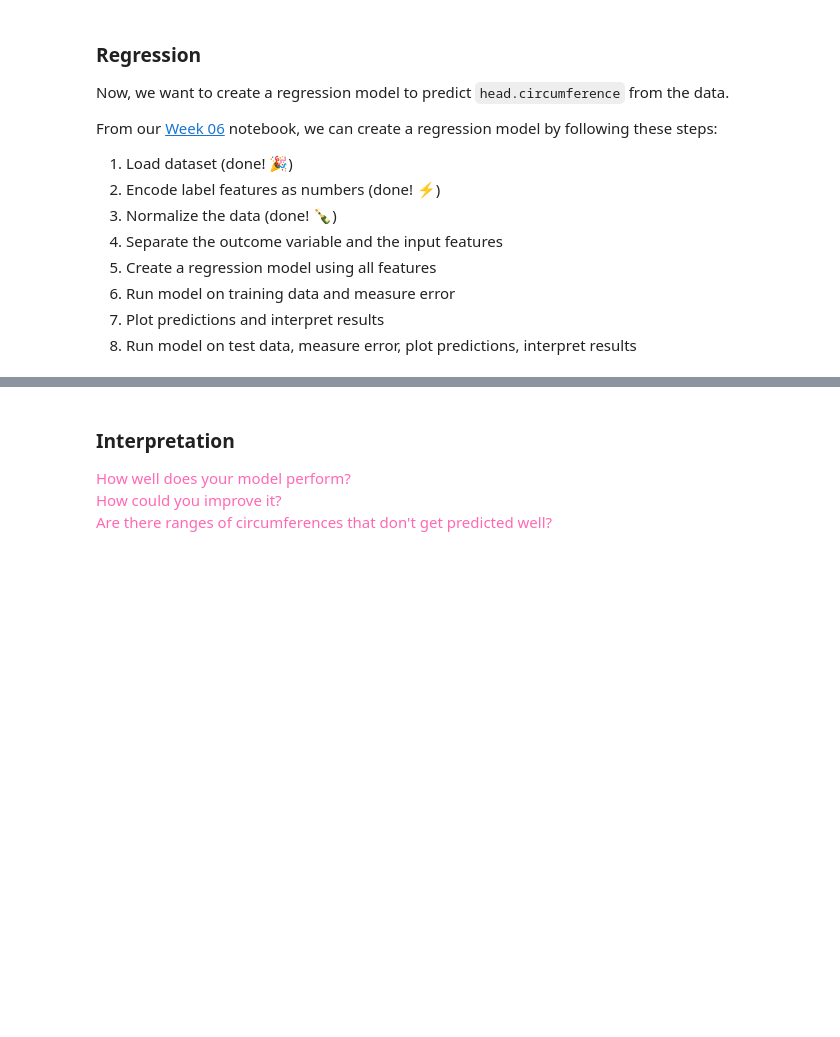
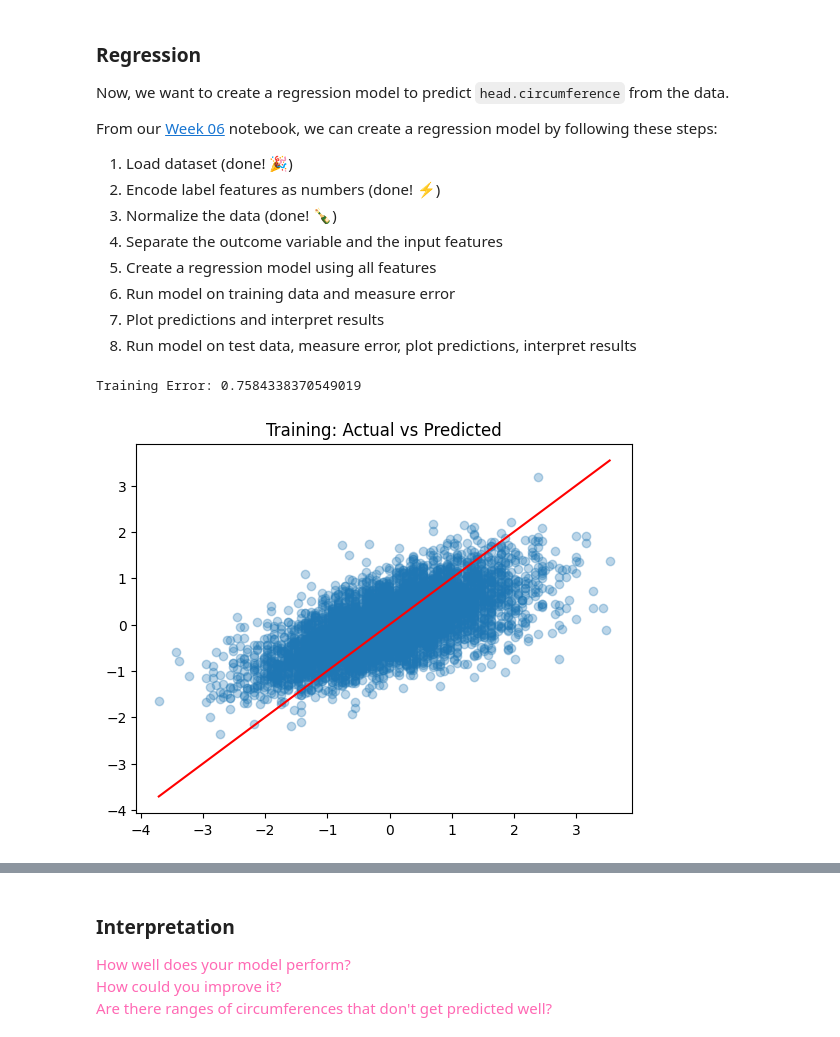
Before and after one commit to SM-ML-2026/Homework06, a Jupyter notebook: Homework06.ipynb, the cells around one changed output, grey strips where cells are left out. Cells and saved outputs as stored; diff of their text form; code cells hidden in the pictures; blank space fills up the shorter version.

```diff
--- a/Homework06.ipynb
+++ b/Homework06.ipynb
@@ -118,13 +205,27 @@ From our [Week 06](https://github.com/PSAM-5020-2026S-A/WK06) notebook, we can c
 # %%
 # Work on Regression Model here
 
 ## Separate outcome variable and input features
+y = ansur_norm['head.circumference']
+X = ansur_norm.drop(columns=['head.circumference'])
 
 ## Create a regression model
+model = LinearRegression()
+model.fit(X, y)
 
 ## Measure error on training data
+y_pred = model.predict(X)
+train_error = regression_error(y, y_pred)
+print(f"Training Error: {train_error}")
 
 ## Plot predictions and interpret results
+plt.scatter(y, y_pred, alpha=0.3)
+plt.plot([y.min(), y.max()], [y.min(), y.max()], color='red')
+plt.title("Training: Actual vs Predicted")
+plt.show()
+# %% [output]
+Training Error: 0.7584338370549019
+[figure, added]
 # %%
 ## Load Test Data
 ANSUR_TEST_FILE = "https://raw.githubusercontent.com/PSAM-5020-2026S-A/5020-utils/main/datasets/json/ansur-test.json"
```
Also changed, not shown: parts of 9 cells of this notebook.
